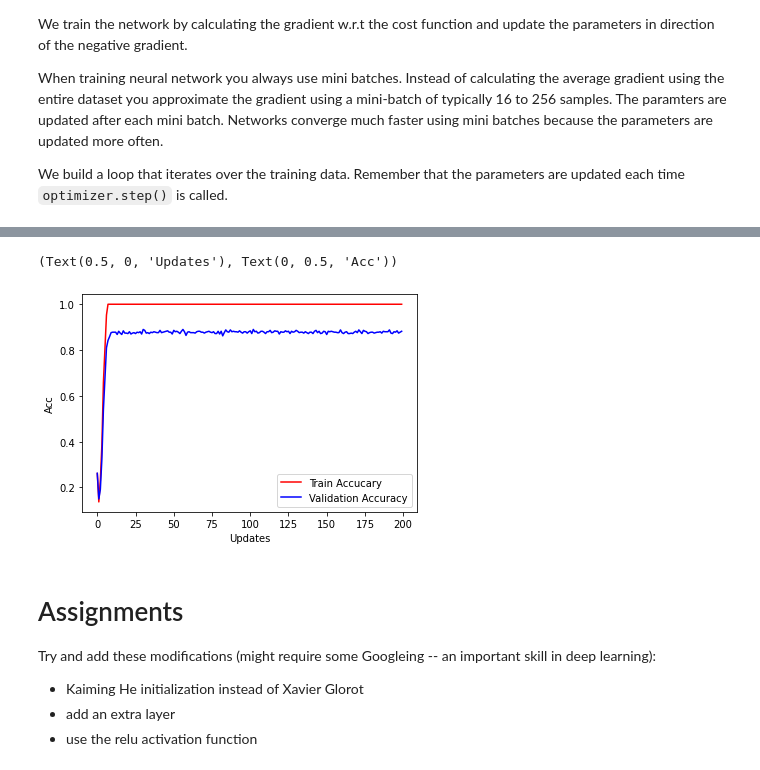
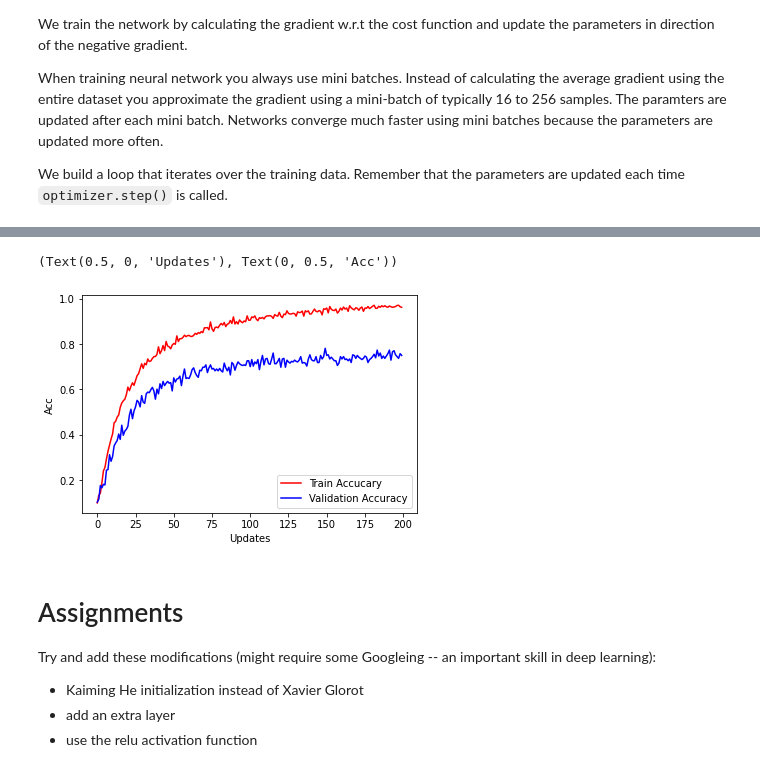
Before and after one commit to granatb/02456-deep-learning-with-PyTorch, a Jupyter notebook: 3_Feedforward_PyTorch/3.4-EXE-FFN-MNIST.ipynb, the cells around one changed output, grey strips where cells are left out. Saved outputs shown, nothing was run; the diff lists cells and outputs as text; code cells hidden in the pictures.

```diff
--- a/3_Feedforward_PyTorch/3.4-EXE-FFN-MNIST.ipynb
+++ b/3_Feedforward_PyTorch/3.4-EXE-FFN-MNIST.ipynb
@@ -151,8 +151,8 @@ softmax should sum to one (approxiamtely): 1.0
 # %%
 #Hyperparameters
 num_classes = 10
-num_l1 = 512
-num_l2 = 512
+num_l1 = 128
+num_l2 = 128
 num_features = x_train.shape[1]
 
 # define network
@@ -178,10 +178,10 @@ class Net(nn.Module):
         x = self.m(x)
         x = F.linear(x, self.W_1, self.b_1)
         x = self.activation(x)
-        x = F.dropout(x, p=0.05)
+        x = F.dropout(x, p=0.3)
         x = F.linear(x, self.W_2, self.b_2)
         x = self.activation(x)
-        x = F.dropout(x, p=0.05)
+        x = F.dropout(x, p=0.3)
         x = F.linear(x, self.W_3, self.b_3)
         return x
 
@@ -190,7 +190,7 @@ net = Net(num_features, num_l1, num_l2, num_classes)
 # %%
 # optimizer = optim.SGD(net.parameters(), lr=0.001, momentum=0.5)
 # optimizer = optim.Adam(net.parameters(), lr=0.001)
-optimizer = optim.Adam(net.parameters(), lr=1e-3, weight_decay=1e-4)
+optimizer = optim.Adam(net.parameters(), lr=1e-4, weight_decay=1e-5)
 criterion = nn.CrossEntropyLoss()
 # %%
 # Test the forward pass with dummy data
@@ -217,7 +217,7 @@ x_valid.div_(255)
 x_test.div_(255)
 
 # setting hyperparameters and gettings epoch sizes
-batch_size = 100
+batch_size = 128
 num_epochs = 200
 num_samples_train = x_train.shape[0]
 num_batches_train = num_samples_train // batch_size
@@ -314,5 +314,5 @@ Epoch 191 : Train Loss 0.000093 , Train acc 1.000000, Valid acc 0.880000
 (Text(0.5, 0, 'Updates'), Text(0, 0.5, 'Acc'))
-[figure, old version]
+[figure, new version]
 # %% [markdown]
 # Assignments
 
```
Also changed, not shown: parts of 1 cell of this notebook.
